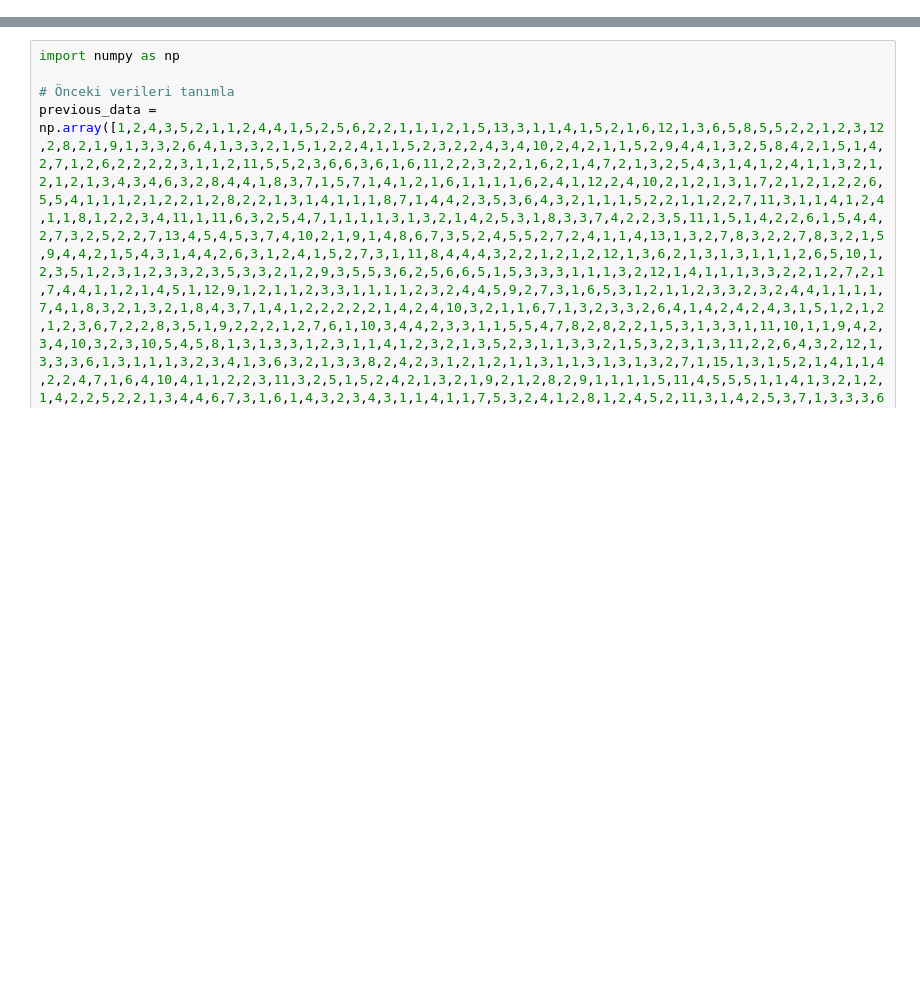
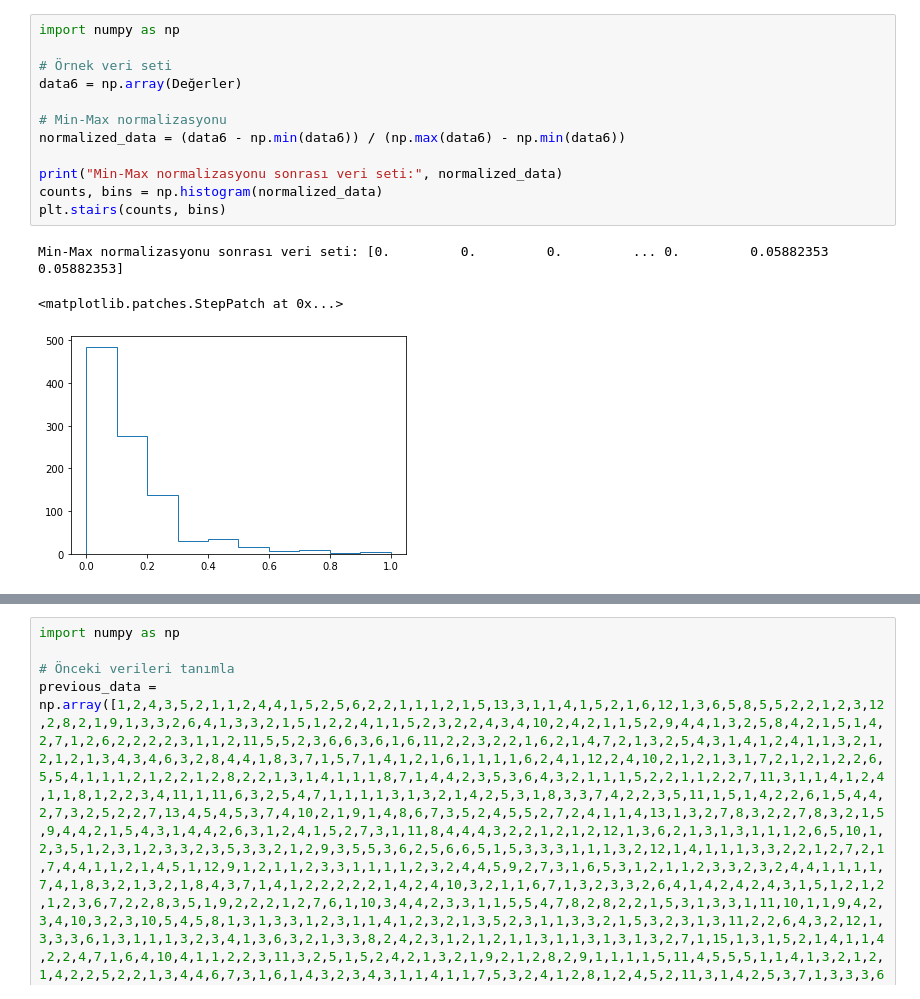
Before and after one commit to Berkay86/DeepPerson, a Jupyter notebook: onnumara.ipynb, the cells around one changed output, grey strips where cells are left out. Saved outputs shown, nothing was run; the diff lists cells and outputs as text; blank space fills up the shorter version.

```diff
--- a/onnumara.ipynb
+++ b/onnumara.ipynb
@@ -32,0 +149,16 @@ plt.stairs(counts, bins)
+# %%
+import numpy as np
+
+# Örnek veri seti
+data6 = np.array(Değerler)
+
+# Min-Max normalizasyonu
+normalized_data = (data6 - np.min(data6)) / (np.max(data6) - np.min(data6))
+
+print("Min-Max normalizasyonu sonrası veri seti:", normalized_data)
+counts, bins = np.histogram(normalized_data)
+plt.stairs(counts, bins)
+# %% [output]
+Min-Max normalizasyonu sonrası veri seti: [0.         0.         0.         ... 0.         0.05882353 0.05882353]
+<matplotlib.patches.StepPatch at 0x...>
+[figure, added]
```
Also changed, not shown: parts of 17 cells of this notebook.
